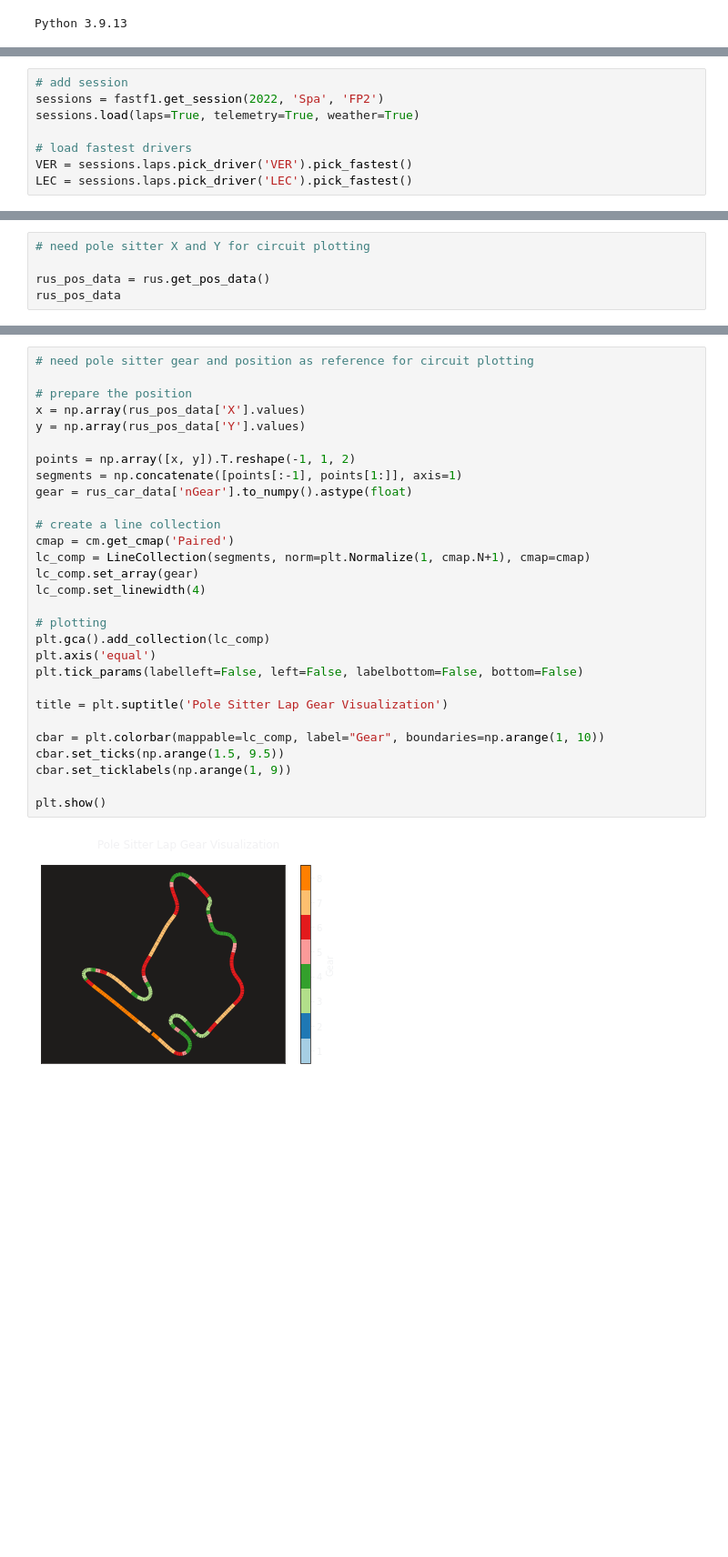
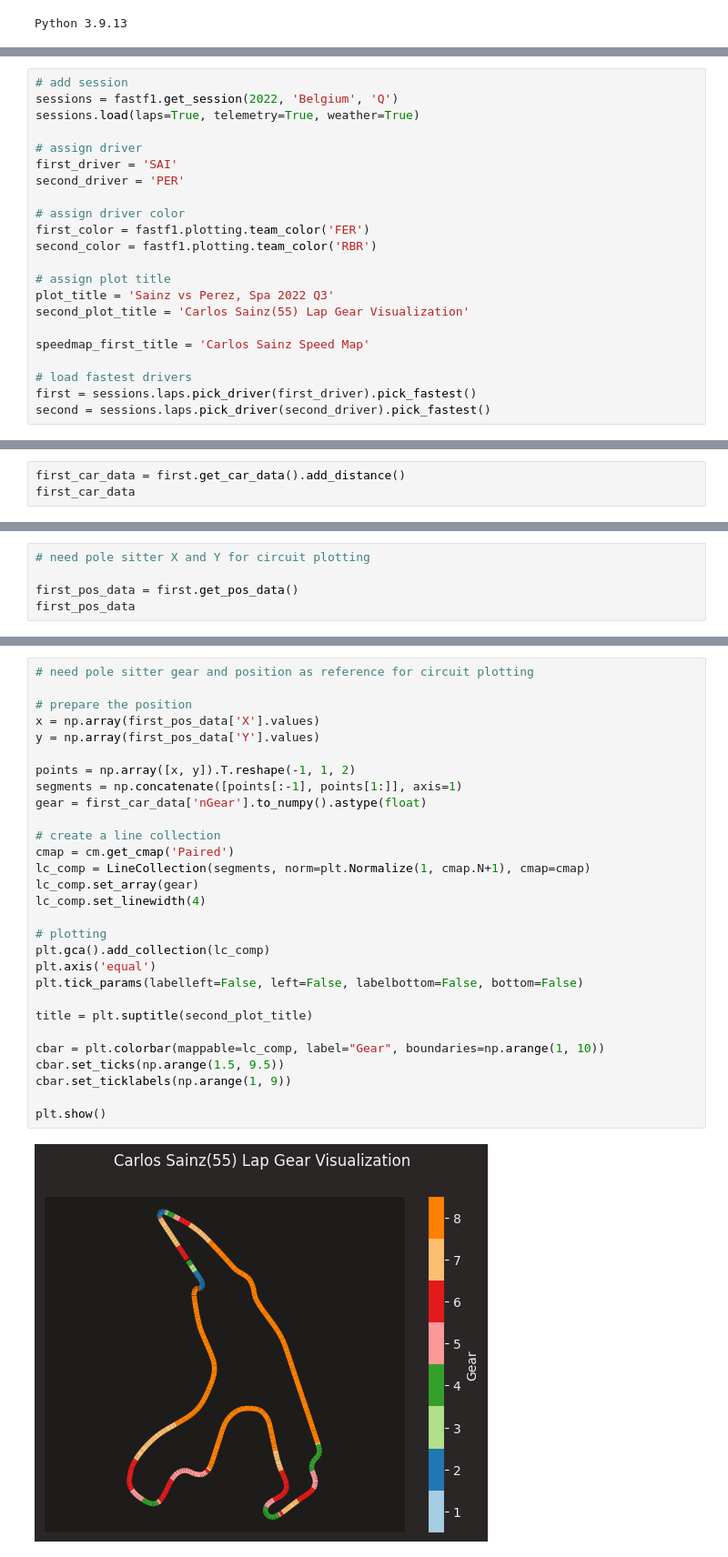
Before and after one commit to dhupee/Fastf1-head2head, a Jupyter notebook: fastf1-head2head.ipynb, the cells around one changed output, grey strips where cells are left out. Shown at 91% size. Drawn from its saved outputs; the diff is of its cells as text; blank space fills up the shorter version.

```diff
--- a/fastf1-head2head.ipynb
+++ b/fastf1-head2head.ipynb
@@ -39,10 +53,24 @@ pd.options.mode.chained_assignment = None
 cache dir exist
 # %%
 # add session
-sessions = fastf1.get_session(2022, 'Spa', 'FP2')
+sessions = fastf1.get_session(2022, 'Belgium', 'Q')
 sessions.load(laps=True, telemetry=True, weather=True)
 
+# assign driver
+first_driver = 'SAI'
+second_driver = 'PER'
+
+# assign driver color
+first_color = fastf1.plotting.team_color('FER')
+second_color = fastf1.plotting.team_color('RBR')
+
+# assign plot title
+plot_title = 'Sainz vs Perez, Spa 2022 Q3'
+second_plot_title = 'Carlos Sainz(55) Lap Gear Visualization'
+
+speedmap_first_title = 'Carlos Sainz Speed Map'
+
 # load fastest drivers
-VER = sessions.laps.pick_driver('VER').pick_fastest()
-LEC = sessions.laps.pick_driver('LEC').pick_fastest()
+first = sessions.laps.pick_driver(first_driver).pick_fastest()
+second = sessions.laps.pick_driver(second_driver).pick_fastest()
 # %% [output]
@@ -99,0 +90,3 @@ LEC_car_data
+# %%
+first_car_data = first.get_car_data().add_distance()
+first_car_data
@@ -141,7 +161,7 @@ plt.show()
 # %%
 # need pole sitter X and Y for circuit plotting
 
-rus_pos_data = rus.get_pos_data()
-rus_pos_data
+first_pos_data = first.get_pos_data()
+first_pos_data
 # %% [output]
 |  | Date | Status | X | Y | Z | Source | Time | SessionTime |
@@ -160,31 +180,31 @@ rus_pos_data
 # %%
 # need pole sitter gear and position as reference for circuit plotting
 
 # prepare the position
-x = np.array(rus_pos_data['X'].values)
-y = np.array(rus_pos_data['Y'].values)
+x = np.array(first_pos_data['X'].values)
+y = np.array(first_pos_data['Y'].values)
 
 points = np.array([x, y]).T.reshape(-1, 1, 2)
 segments = np.concatenate([points[:-1], points[1:]], axis=1)
-gear = rus_car_data['nGear'].to_numpy().astype(float)
+gear = first_car_data['nGear'].to_numpy().astype(float)
 
 # create a line collection
 cmap = cm.get_cmap('Paired')
 lc_comp = LineCollection(segments, norm=plt.Normalize(1, cmap.N+1), cmap=cmap)
 lc_comp.set_array(gear)
 lc_comp.set_linewidth(4)
 
 # plotting
 plt.gca().add_collection(lc_comp)
 plt.axis('equal')
 plt.tick_params(labelleft=False, left=False, labelbottom=False, bottom=False)
 
-title = plt.suptitle('Pole Sitter Lap Gear Visualization')
+title = plt.suptitle(second_plot_title)
 
 cbar = plt.colorbar(mappable=lc_comp, label="Gear", boundaries=np.arange(1, 10))
 cbar.set_ticks(np.arange(1.5, 9.5))
 cbar.set_ticklabels(np.arange(1, 9))
 
 plt.show()
 # %% [output]
-[figure, old version]
+[figure, new version]
```
Also changed, not shown: parts of 10 cells of this notebook, 1 other file.
